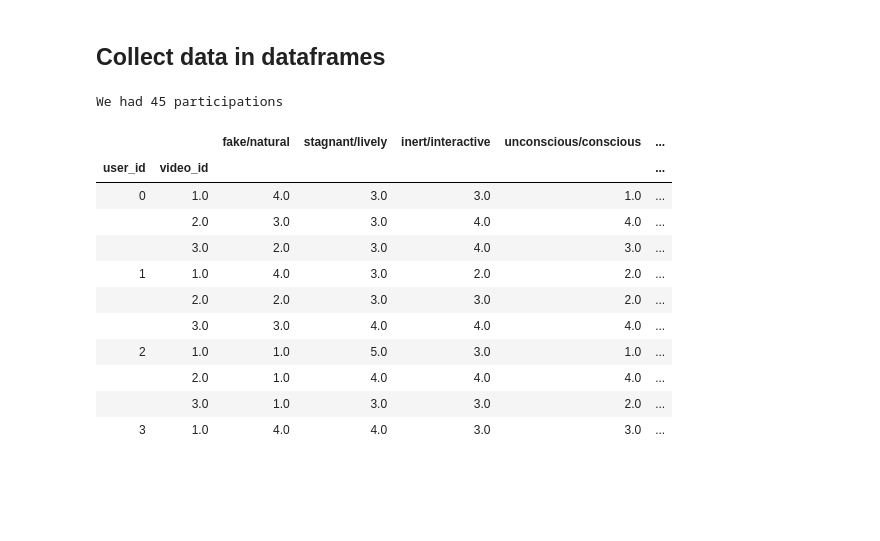
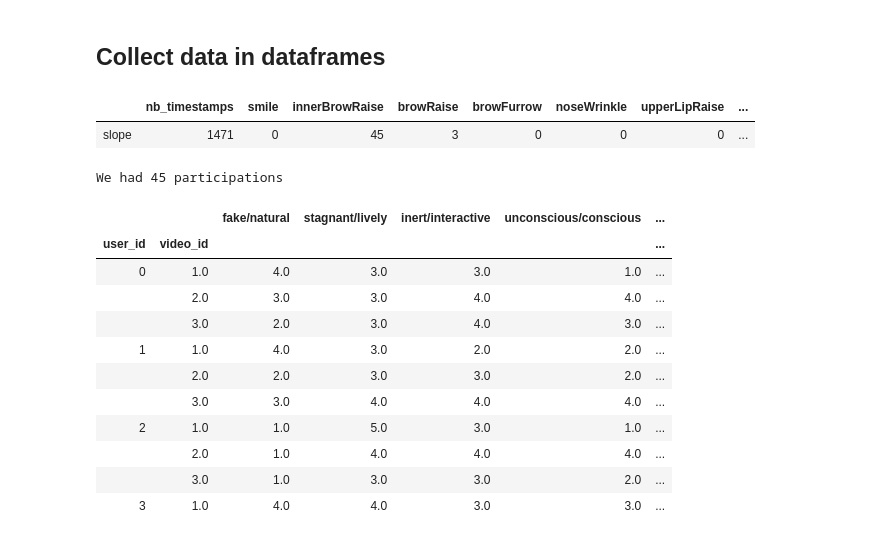
Before and after one commit to valentinoli/robot-anthropomorphism, a Jupyter notebook: python/Pipeline.ipynb, the cells around one changed output. Saved outputs shown, nothing was run; the diff lists cells and outputs as text; code cells hidden in the pictures; blank space fills up the shorter version.

```diff
--- a/python/Pipeline.ipynb
+++ b/python/Pipeline.ipynb
@@ -37,5 +37,18 @@ download: s3://bucketeer-a8bc3620-012c-4a16-be48-3d17178aa6b8/data/Aiw2YJ3Sy7wZQ
 download: s3://bucketeer-a8bc3620-012c-4a16-be48-3d17178aa6b8/data/+cY3RZNW8X9krnOj1Lv5yw==.json to data/videos/+cY3RZNW8X9krnOj1Lv5yw==.json
 # %% [markdown]
 ## Collect data in dataframes
+# %%
+filenames = [y for x in os.walk(VIDEOS_PATH) for y in glob(os.path.join(x[0], '*.json'))]
+
+with open(filenames[0]) as json_file:
+    data = json.load(json_file)
+
+video_data = data["video"]["1"]
+df = collect_one_feature(video_data, aggregate="slope")
+# %%
+df
+# %% [output]
+|  | nb_timestamps | smile | innerBrowRaise | browRaise | browFurrow | noseWrinkle | upperLipRaise | ... |
+| slope | 1471 | 0 | 45 | 3 | 0 | 0 | 0 | ... |
 # %%
 # get data files
```
Also changed, not shown: parts of 14 cells of this notebook, 2 other files.
